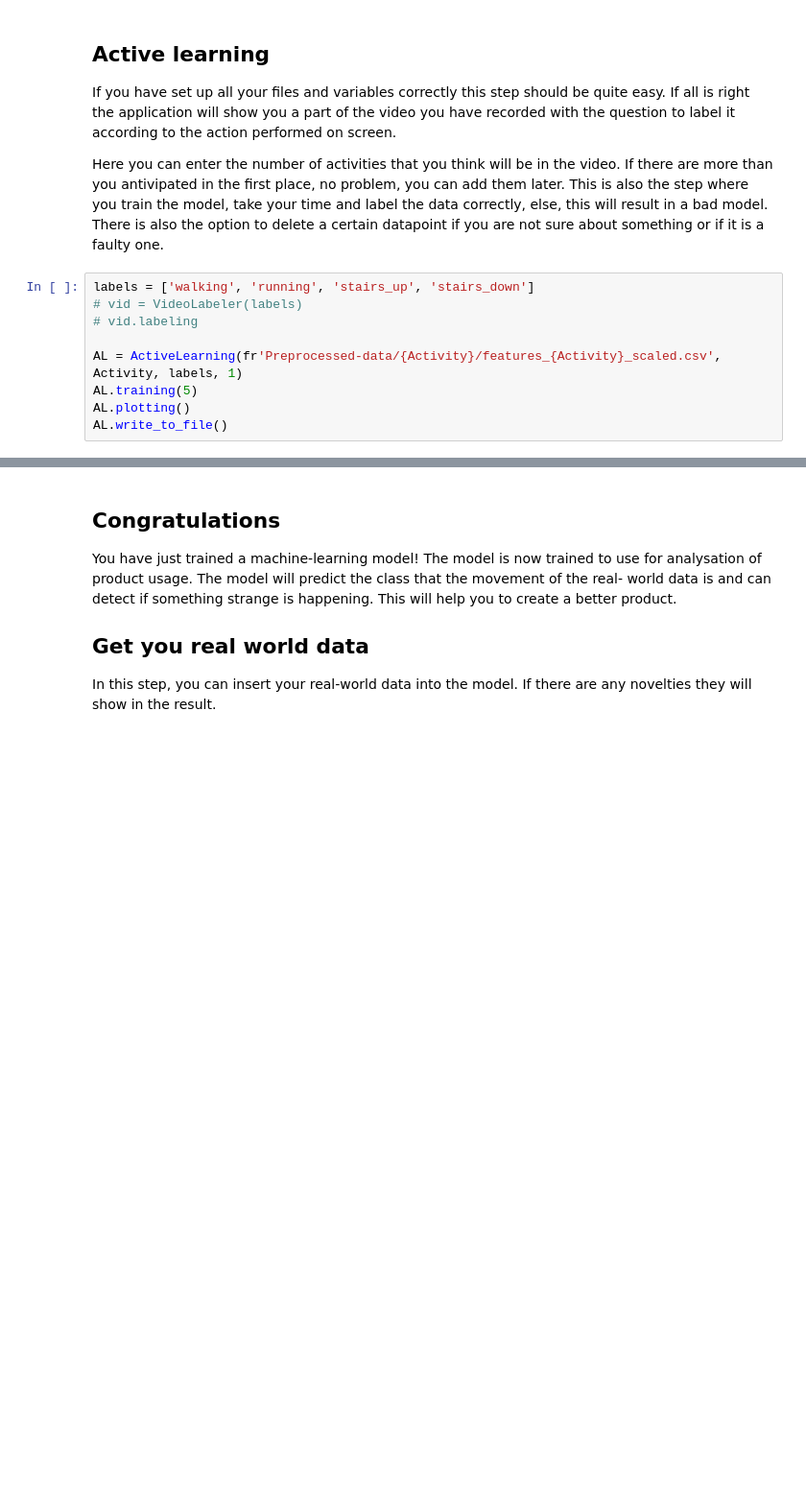
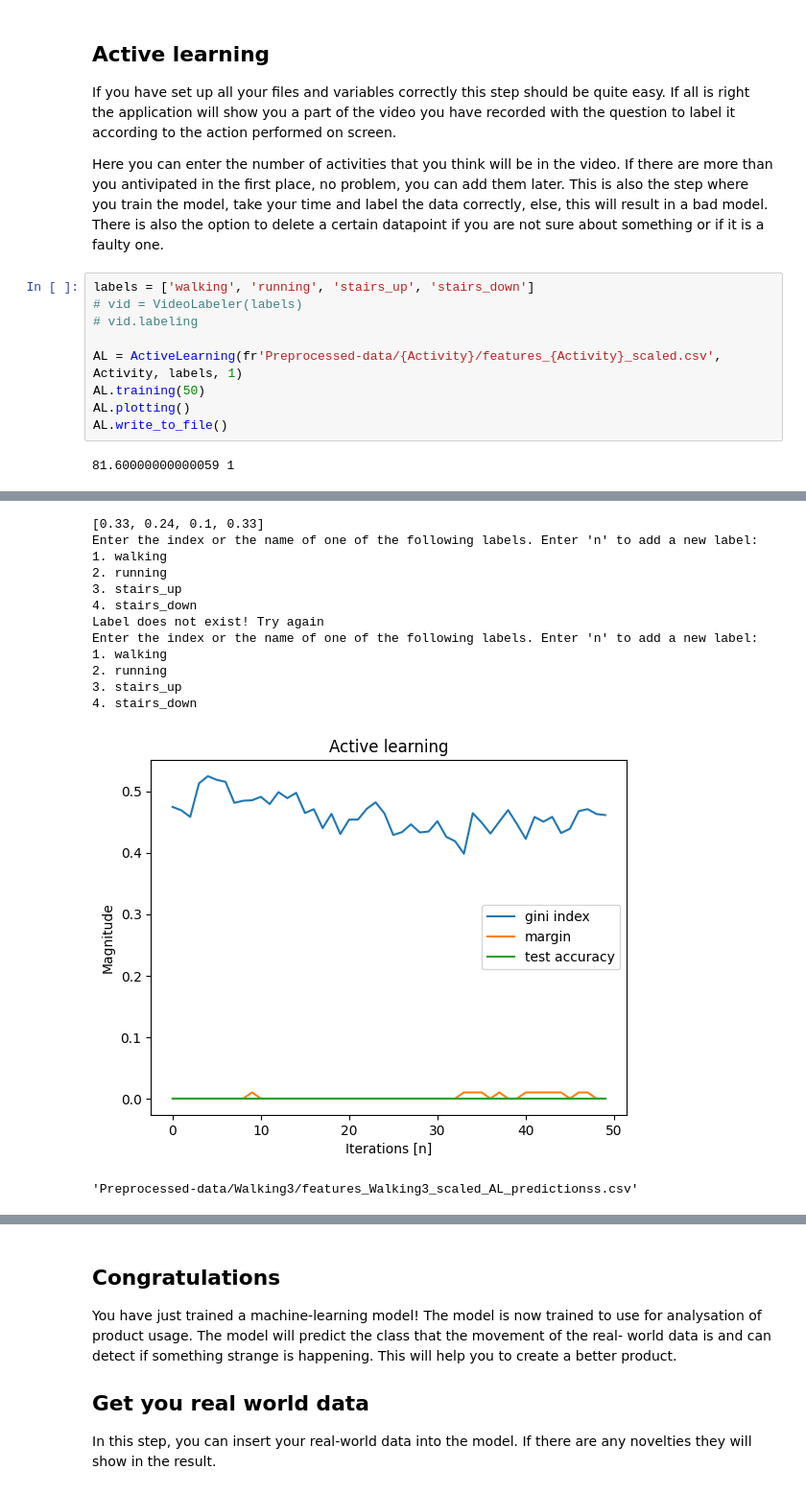
Before and after one commit to iantmn/Capstone-AI-IoT, a Jupyter notebook: Notebook.ipynb, the cells around one changed output, grey strips where cells are left out. Shown at 96% size. Drawn from its saved outputs; the diff is of its cells as text; blank space fills up the shorter version.

```diff
--- a/Notebook.ipynb
+++ b/Notebook.ipynb
@@ -113,6 +116,8 @@ labels = ['walking', 'running', 'stairs_up', 'stairs_down']
 # vid.labeling
 
 AL = ActiveLearning(fr'Preprocessed-data/{Activity}/features_{Activity}_scaled.csv', Activity, labels, 1)
-AL.training(5)
+AL.training(50)
 AL.plotting()
 AL.write_to_file()
+# %% [output]
+81.60000000000059 1
@@ -119,2 +125,16 @@ AL.write_to_file()
+[0.33, 0.24, 0.1, 0.33]
+Enter the index or the name of one of the following labels. Enter 'n' to add a new label:
+1. walking
+2. running
+3. stairs_up
+4. stairs_down
+Label does not exist! Try again
+Enter the index or the name of one of the following labels. Enter 'n' to add a new label:
+1. walking
+2. running
+3. stairs_up
+4. stairs_down
+[figure, added]
+'Preprocessed-data/Walking3/features_Walking3_scaled_AL_predictionss.csv'
 # %%
 AL.testing(10)
```
Also changed, not shown: parts of 6 cells of this notebook, 7 other files.
